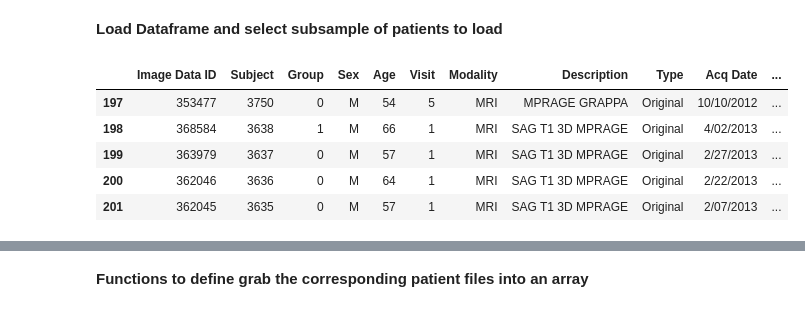
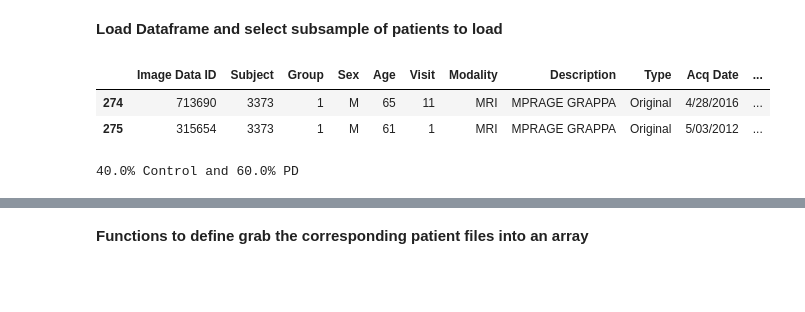
Before and after one commit to StevenVuong/MSc_Project, a Jupyter notebook: p2.ipynb, the cells around one changed output, grey strips where cells are left out. Saved outputs shown, nothing was run; the diff lists cells and outputs as text; code cells hidden in the pictures; blank space fills up the shorter version.

```diff
--- a/p2.ipynb
+++ b/p2.ipynb
@@ -32,25 +58,31 @@ Drive already mounted at /content/gdrive; to attempt to forcibly remount, call d
 # %%
 # load the data frame pickle file
 patient_df = pd.read_pickle('processed_patient_df.pkl')
 patient_df.head()
+patient_df[patient_df['Subject'] == 3373]
 # %% [output]
 |  | Image Data ID | Subject | Group | Sex | Age | Visit | Modality | Description | Type | Acq Date | ... |
-| 197 | 353477 | 3750 | 0 | M | 54 | 5 | MRI | MPRAGE GRAPPA | Original | 10/10/2012 | ... |
-| 198 | 368584 | 3638 | 1 | M | 66 | 1 | MRI | SAG T1 3D MPRAGE | Original | 4/02/2013 | ... |
-| 199 | 363979 | 3637 | 0 | M | 57 | 1 | MRI | SAG T1 3D MPRAGE | Original | 2/27/2013 | ... |
-| 200 | 362046 | 3636 | 0 | M | 64 | 1 | MRI | SAG T1 3D MPRAGE | Original | 2/22/2013 | ... |
-| 201 | 362045 | 3635 | 0 | M | 57 | 1 | MRI | SAG T1 3D MPRAGE | Original | 2/07/2013 | ... |
+| 274 | 713690 | 3373 | 1 | M | 65 | 11 | MRI | MPRAGE GRAPPA | Original | 4/28/2016 | ... |
+| 275 | 315654 | 3373 | 1 | M | 61 | 1 | MRI | MPRAGE GRAPPA | Original | 5/03/2012 | ... |
 # %%
 # get the sample of patients we want to use
-patient_df_sample = patient_df.sample(50)
+patient_df_sample = patient_df.sample(5)
 
 # load those patients and put them into an array
 # get the y-values for the corresponding array
-# save the file in one big numpy array
+# save the file in one big numpy array (including multiple images per same patient (treated independently))
 patient_df_sample_id = patient_df_sample['Subject'].values
 
+# PRINT DISTRIBUTION OF ARRAY
+num_controls = np.unique(patient_df_sample['Group'].values, return_counts=True)[1][0]
+num_pd = np.unique(patient_df_sample['Group'].values, return_counts=True)[1][1]
 
-## PRINT DISTRIBUTION OF ARRAY
+pct_controls = (num_controls/ np.sum([num_controls, num_pd])) * 100
+pct_pd = (num_pd / np.sum([num_controls, num_pd])) * 100
+print ("%s%% Control and %s%% PD" % (pct_controls, pct_pd))
+## May actually get more if any given patient has multiple scans, must do again later
+# %% [output]
+40.0% Control and 60.0% PD
 # %%
 patient_df_sample_id
 # %% [output]
```
Also changed, not shown: parts of 9 cells of this notebook.
